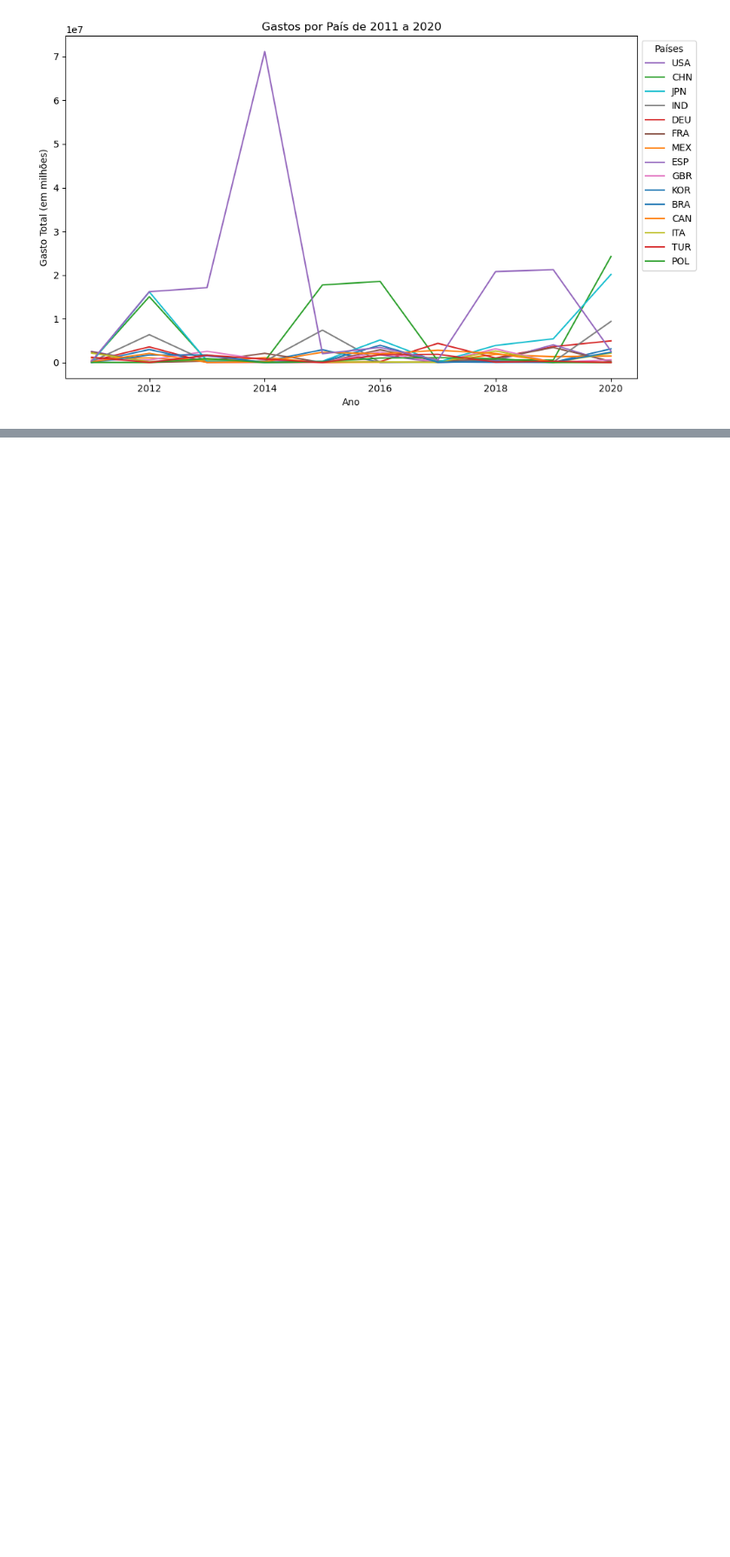
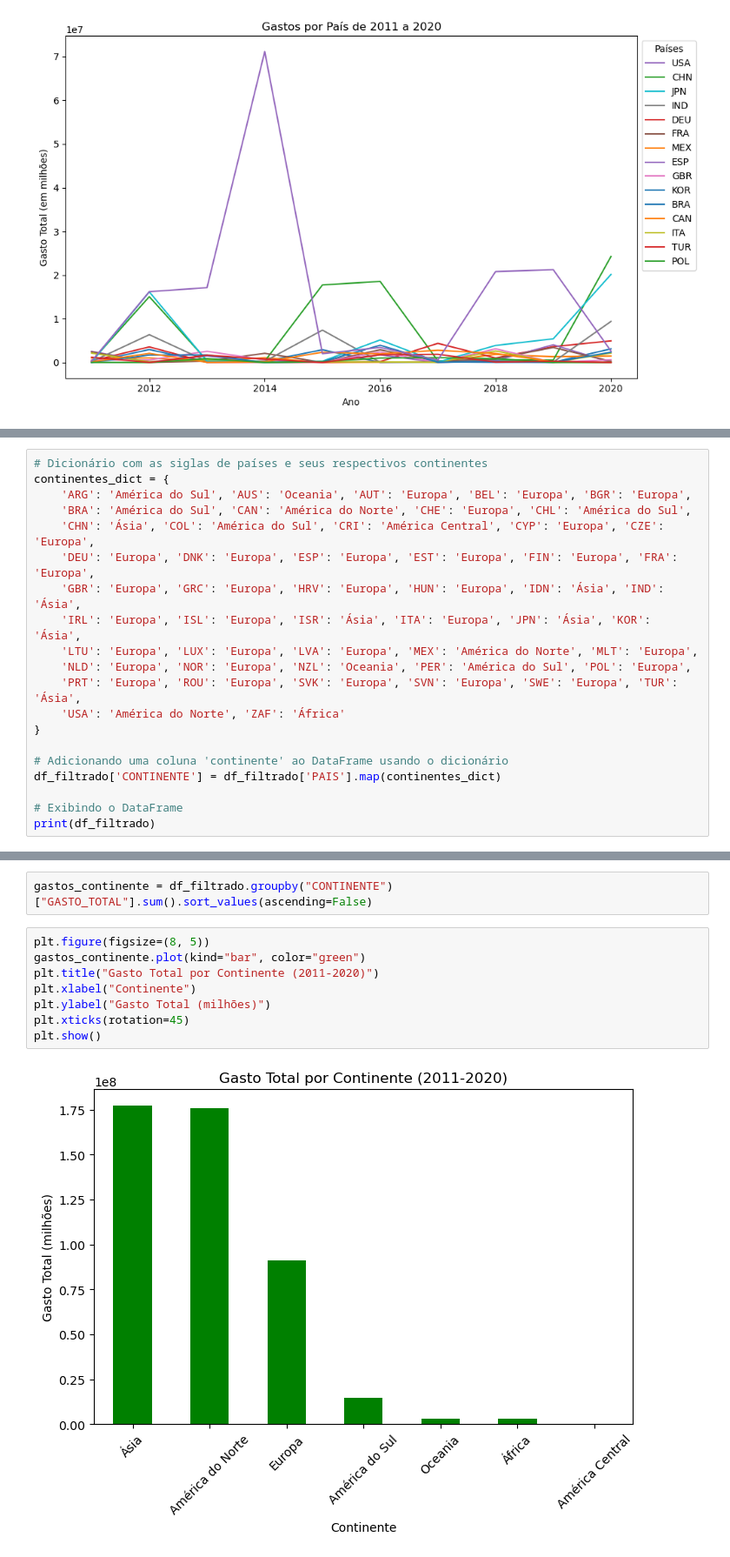
Before and after one commit to GiovanaHoffmann/Gastos-farmaceuticos-por-pais_Analise, a Jupyter notebook: Analise_exploratoria_simples.ipynb, the cells around one changed output, grey strips where cells are left out. Shown at 87% size. Saved outputs shown, nothing was run; the diff lists cells and outputs as text; blank space fills up the shorter version.

```diff
--- a/Analise_exploratoria_simples.ipynb
+++ b/Analise_exploratoria_simples.ipynb
@@ -189,0 +291,20 @@ plt.show()
+# %%
+# Dicionário com as siglas de países e seus respectivos continentes
+continentes_dict = {
+    'ARG': 'América do Sul', 'AUS': 'Oceania', 'AUT': 'Europa', 'BEL': 'Europa', 'BGR': 'Europa',
+    'BRA': 'América do Sul', 'CAN': 'América do Norte', 'CHE': 'Europa', 'CHL': 'América do Sul',
+    'CHN': 'Ásia', 'COL': 'América do Sul', 'CRI': 'América Central', 'CYP': 'Europa', 'CZE': 'Europa',
+    'DEU': 'Europa', 'DNK': 'Europa', 'ESP': 'Europa', 'EST': 'Europa', 'FIN': 'Europa', 'FRA': 'Europa',
+    'GBR': 'Europa', 'GRC': 'Europa', 'HRV': 'Europa', 'HUN': 'Europa', 'IDN': 'Ásia', 'IND': 'Ásia',
+    'IRL': 'Europa', 'ISL': 'Europa', 'ISR': 'Ásia', 'ITA': 'Europa', 'JPN': 'Ásia', 'KOR': 'Ásia',
+    'LTU': 'Europa', 'LUX': 'Europa', 'LVA': 'Europa', 'MEX': 'América do Norte', 'MLT': 'Europa',
+    'NLD': 'Europa', 'NOR': 'Europa', 'NZL': 'Oceania', 'PER': 'América do Sul', 'POL': 'Europa',
+    'PRT': 'Europa', 'ROU': 'Europa', 'SVK': 'Europa', 'SVN': 'Europa', 'SWE': 'Europa', 'TUR': 'Ásia',
+    'USA': 'América do Norte', 'ZAF': 'África'
+}
+
+# Adicionando uma coluna 'continente' ao DataFrame usando o dicionário
+df_filtrado['CONTINENTE'] = df_filtrado['PAIS'].map(continentes_dict)
+
+# Exibindo o DataFrame
+print(df_filtrado)
@@ -189,0 +334,12 @@ plt.show()
+# %%
+gastos_continente = df_filtrado.groupby("CONTINENTE")["GASTO_TOTAL"].sum().sort_values(ascending=False)
+# %%
+plt.figure(figsize=(8, 5))
+gastos_continente.plot(kind="bar", color="green")
+plt.title("Gasto Total por Continente (2011-2020)")
+plt.xlabel("Continente")
+plt.ylabel("Gasto Total (milhões)")
+plt.xticks(rotation=45)
+plt.show()
+# %% [output]
+[figure, added]
```
Also changed, not shown: parts of 20 cells of this notebook, 1 other file.
